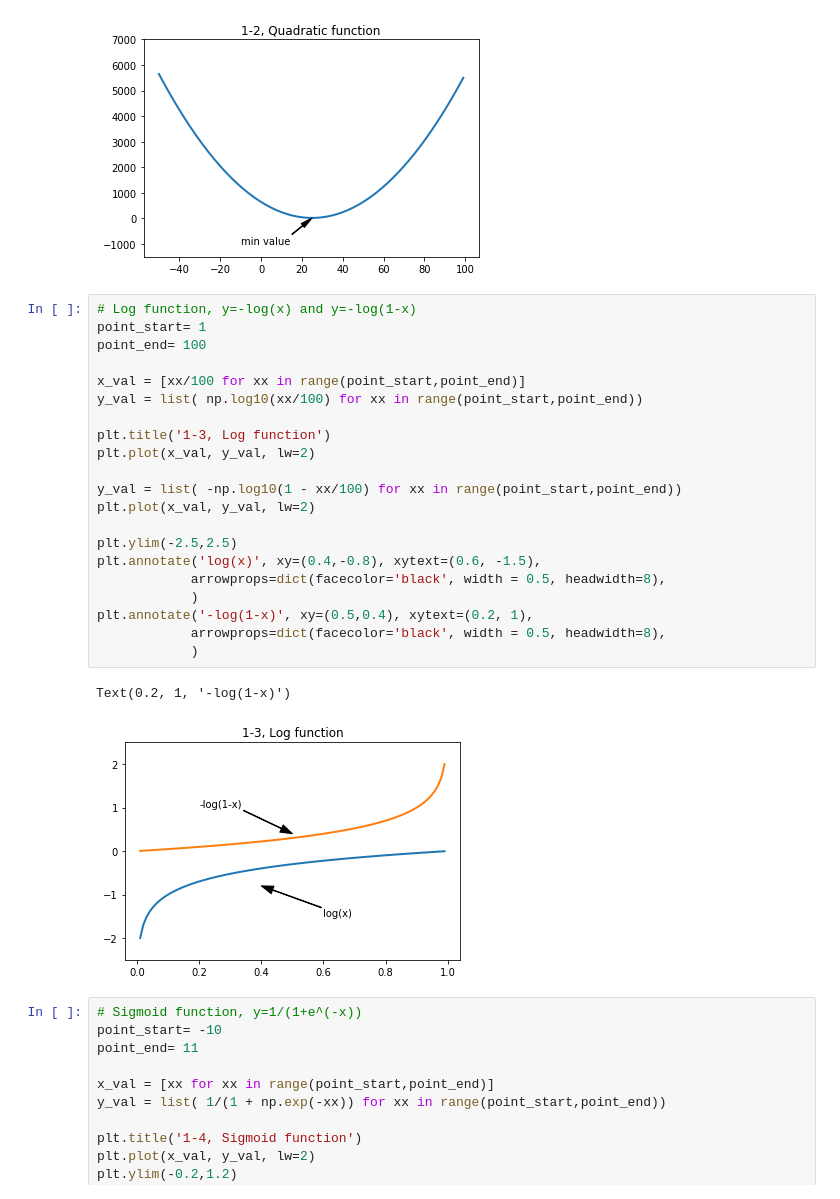
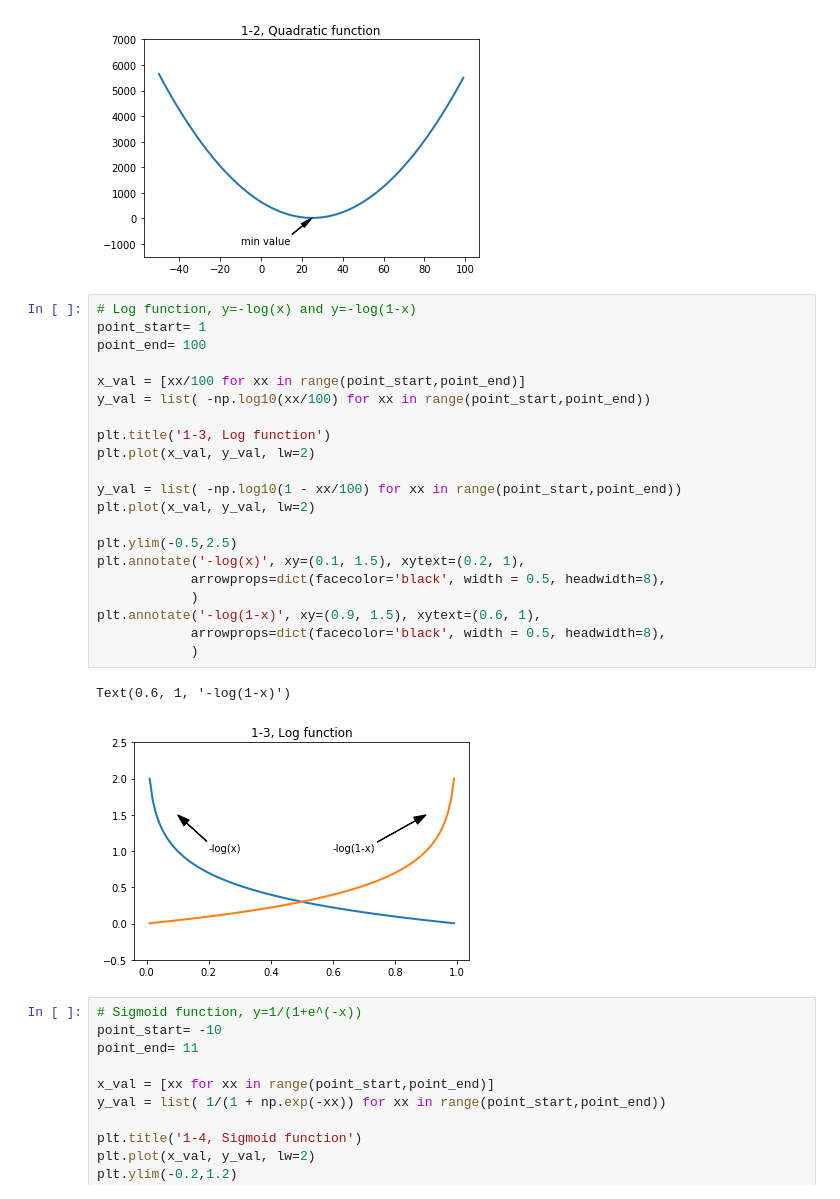
Before and after one commit to Liusyuanyu/Fall2019Courses, a Jupyter notebook: CS-596 Machine Learning/HW1/CS-596 823327369 Assignment 1.ipynb, the cells around one changed output. Drawn from its saved outputs; the diff is of its cells as text.

```diff
--- a/CS-596 Machine Learning/HW1/CS-596 823327369 Assignment 1.ipynb
+++ b/CS-596 Machine Learning/HW1/CS-596 823327369 Assignment 1.ipynb
@@ -36,27 +36,27 @@ Text(-10, -1000, 'min value')
 # %%
 # Log function, y=-log⁡(x) and y=-log⁡(1-x)
 point_start= 1
 point_end= 100
 
 x_val = [xx/100 for xx in range(point_start,point_end)]
-y_val = list( np.log10(xx/100) for xx in range(point_start,point_end))
+y_val = list( -np.log10(xx/100) for xx in range(point_start,point_end))
 
 plt.title('1-3, Log function')
 plt.plot(x_val, y_val, lw=2)
 
 y_val = list( -np.log10(1 - xx/100) for xx in range(point_start,point_end))
 plt.plot(x_val, y_val, lw=2)
 
-plt.ylim(-2.5,2.5)
-plt.annotate('log(x)', xy=(0.4,-0.8), xytext=(0.6, -1.5),
+plt.ylim(-0.5,2.5)
+plt.annotate('-log(x)', xy=(0.1, 1.5), xytext=(0.2, 1),
             arrowprops=dict(facecolor='black', width = 0.5, headwidth=8),
             )
-plt.annotate('-log(1-x)', xy=(0.5,0.4), xytext=(0.2, 1),
+plt.annotate('-log(1-x)', xy=(0.9, 1.5), xytext=(0.6, 1),
             arrowprops=dict(facecolor='black', width = 0.5, headwidth=8),
             )
 # %% [output]
-Text(0.2, 1, '-log(1-x)')
+Text(0.6, 1, '-log(1-x)')
-[figure, old version]
+[figure, new version]
 # %%
 # Sigmoid function, y=1/(1+e^(-x))
 point_start= -10
```
Also changed, not shown: 4 other files.
